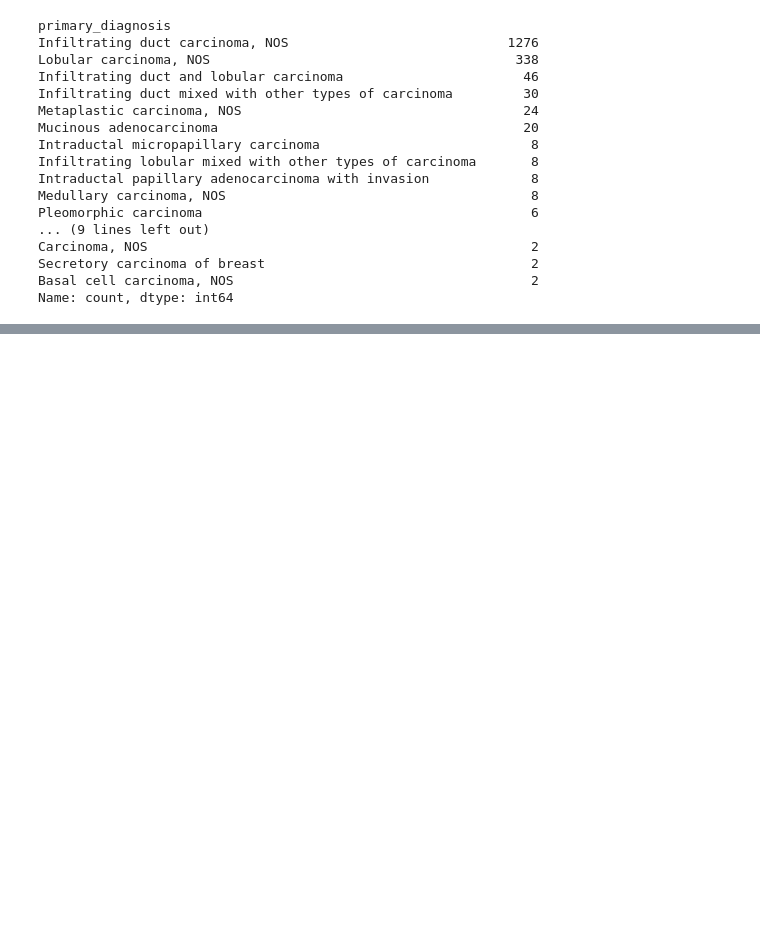
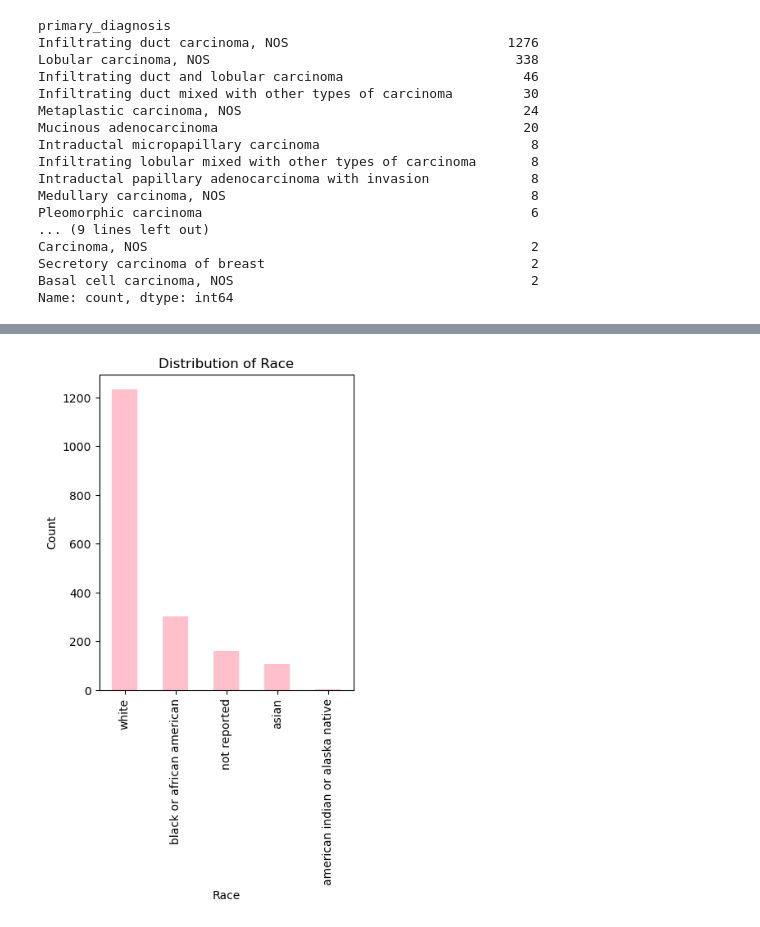
Before and after one commit to jlai03/Transfer-Learning-for-Racial-Sparsity-in-Genomic-Breast-Cancer-Data, a Jupyter notebook: analysis/clinical_data_analysis.ipynb, the cells around one changed output, grey strips where cells are left out. Saved outputs shown, nothing was run; the diff lists cells and outputs as text; code cells hidden in the pictures; blank space fills up the shorter version.

Commit message:
Changed From Gender to Race

```diff
--- a/analysis/clinical_data_analysis.ipynb
+++ b/analysis/clinical_data_analysis.ipynb
@@ -54,0 +55,4 @@ plt.show()
+# %%
+# Count unique values in the 'Race' column
+race_counts = df['race'].value_counts()
+race_counts
@@ -54,0 +67,10 @@ plt.show()
+# %%
+# Plotting the bar graph
+plt.figure(figsize=(4, 5))
+race_counts.plot(kind='bar', color='pink')
+plt.title('Distribution of Race')
+plt.xlabel('Race')
+plt.ylabel('Count')
+plt.show()
+# %% [output]
+[figure, added]
```
Also changed, not shown: parts of 4 cells of this notebook, 1 other file.
